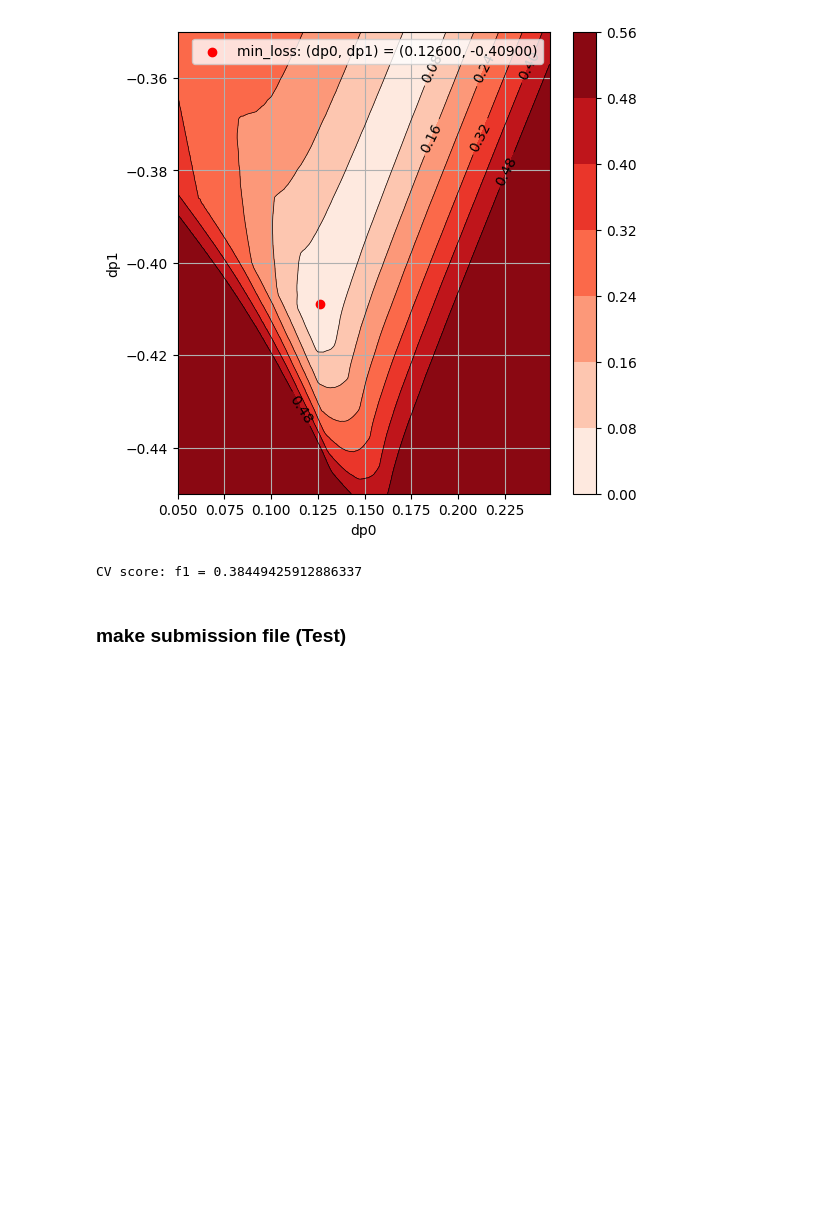
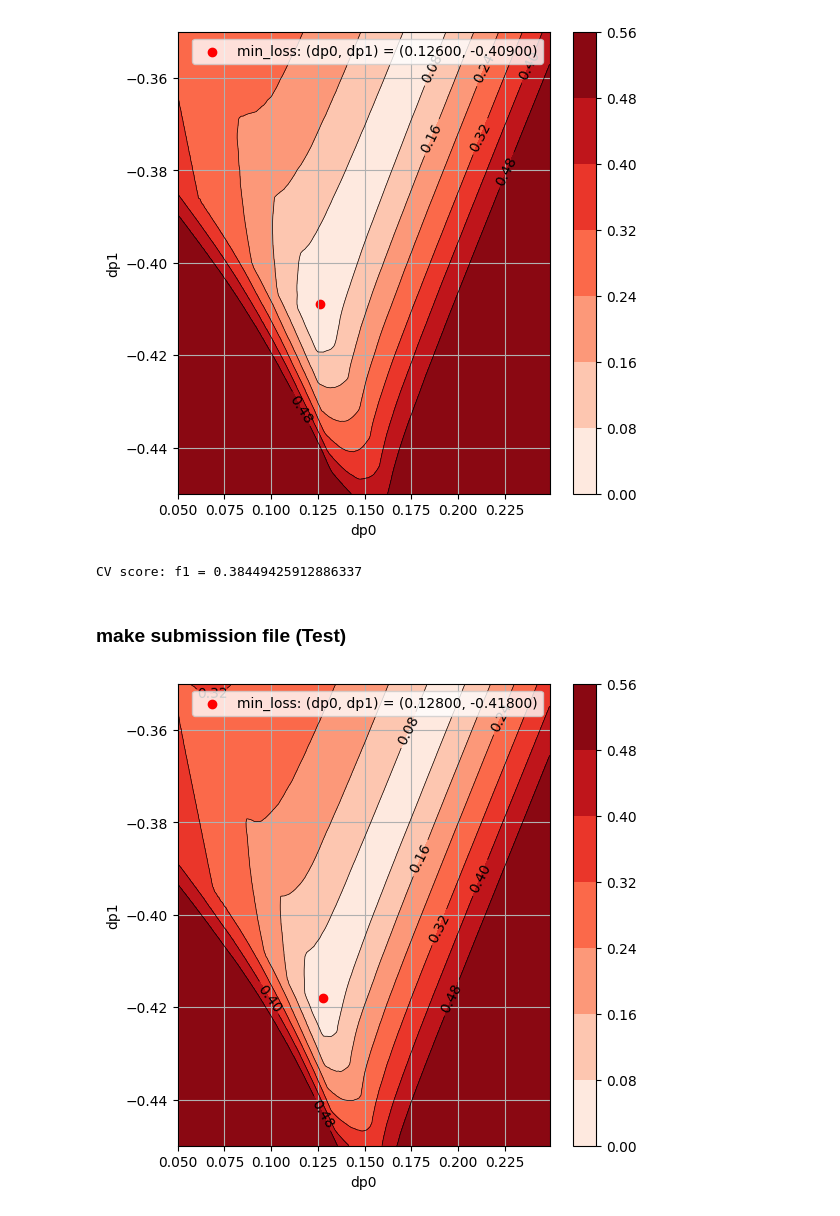
Before and after one commit to nkai8102/green, a Jupyter notebook: 30_postprocess.ipynb, the cells around one changed output. Cells and saved outputs as stored; diff of their text form; code cells hidden in the pictures; blank space fills up the shorter version.

```diff
--- a/30_postprocess.ipynb
+++ b/30_postprocess.ipynb
@@ -116,14 +116,19 @@ CV score: f1 = 0.38449425912886337
 # %% [markdown]
 ### make submission file (Test)
 # %%
+# F1スコア期待値が最大になる判定閾値を探索 ※ルール違反
+dp0_opt, dp1_opt = threshold_tuning(test_pred_df, dp0_lst, dp1_lst, weights_train)
+
 # 判定閾値をナイーブベース(1/3, 1/3)からスライド
 dp_df = test_pred_df.with_columns([pl.col("health_is_0") + dp0_opt,
                                    pl.col("health_is_1") + dp1_opt,
                                    pl.col("health_is_2") - dp0_opt - dp1_opt])
 
 # スライドした閾値に基づくクラス分類
 pred_label = np.argmax(dp_df, axis=1)
 
 # submission file
 submission = pl.DataFrame({"idx": test["idx"], "PredictedLabel": pred_label})
 submission.write_csv(f"submission_{clf_feat}.csv", include_header=False)
+# %% [output]
+[figure, added]
```
Also changed, not shown: 6 other files.
